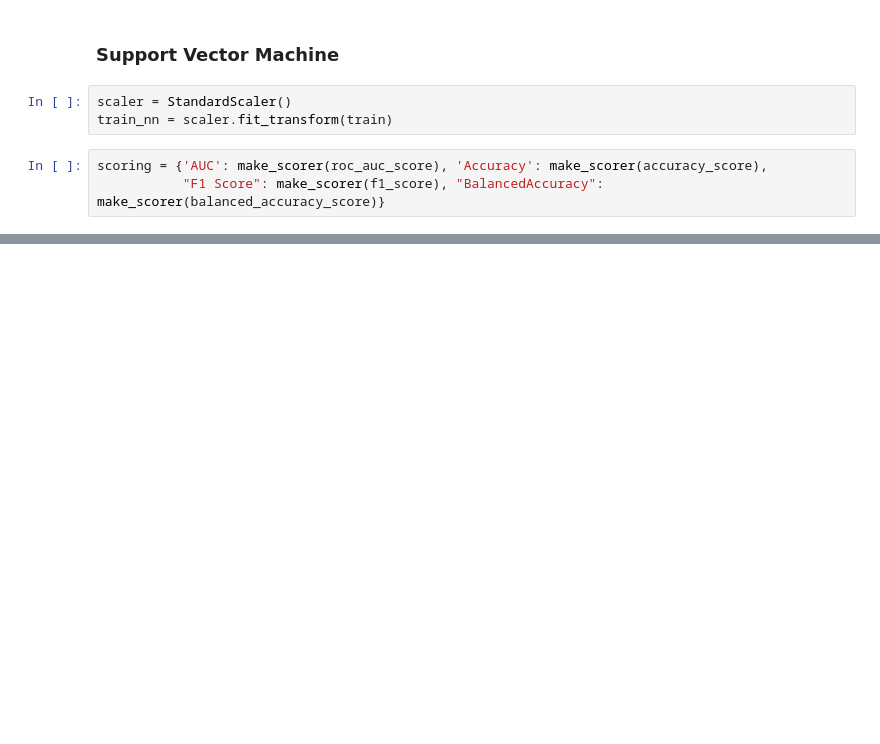
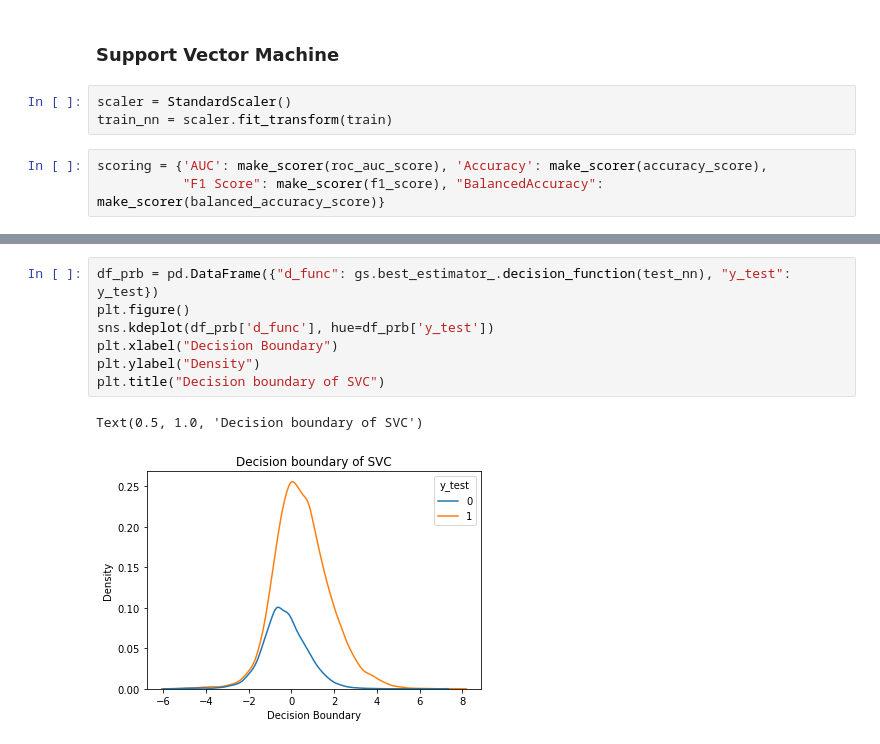
Before and after one commit to bitsbuffer/mlhw1, a Jupyter notebook: BNPParibas-SVM.ipynb, the cells around one changed output, grey strips where cells are left out. Drawn from its saved outputs; the diff is of its cells as text; blank space fills up the shorter version.

```diff
--- a/BNPParibas-SVM.ipynb
+++ b/BNPParibas-SVM.ipynb
@@ -158,0 +164,10 @@ weighted avg       0.59      0.77      0.66     34297
+# %%
+df_prb = pd.DataFrame({"d_func": gs.best_estimator_.decision_function(test_nn), "y_test": y_test})
+plt.figure()
+sns.kdeplot(df_prb['d_func'], hue=df_prb['y_test'])
+plt.xlabel("Decision Boundary")
+plt.ylabel("Density")
+plt.title("Decision boundary of SVC")
+# %% [output]
+Text(0.5, 1.0, 'Decision boundary of SVC')
+[figure, added]
```
Also changed, not shown: parts of 7 cells of this notebook, 13 other files.
